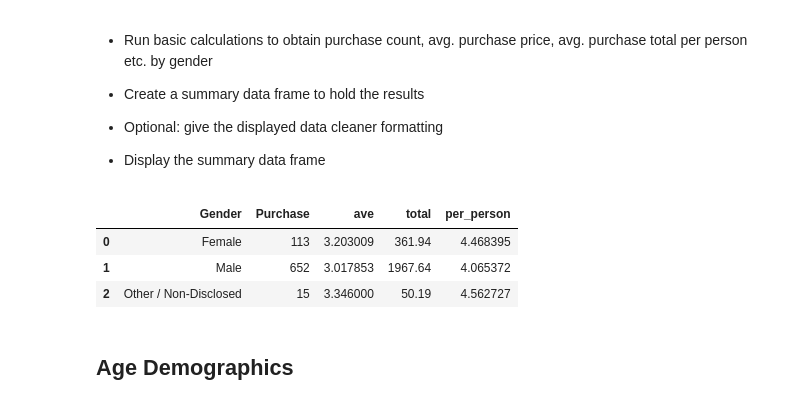
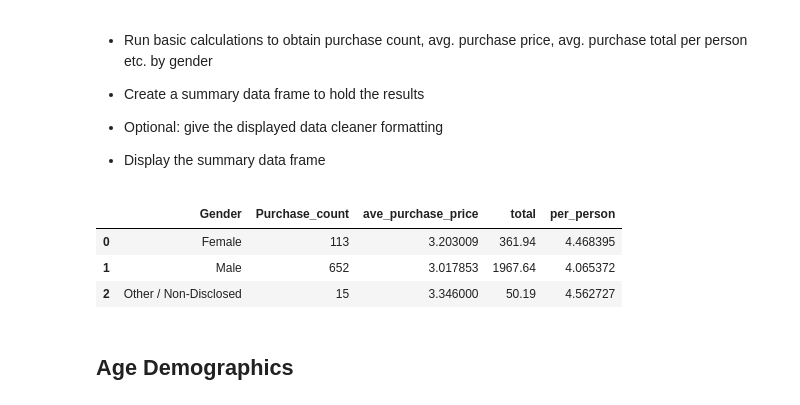
Before and after one commit to bfiroozfard/Pandas-HeroesOfPymoli, a Jupyter notebook: -behnam.ipynb, the cells around one changed output. Saved outputs shown, nothing was run; the diff lists cells and outputs as text; code cells hidden in the pictures.

```diff
--- a/-behnam.ipynb
+++ b/-behnam.ipynb
@@ -143,32 +145,27 @@ dtype: int64
 
 * Display the summary data frame
 # %%
-#purchase_count_m=purchase_data[purchase_data["Gender"]=="Male"]["Item ID"].count()
-#ave_purchase_price_f=purchase_data[purchase_data["Gender"]=="Male"]["Price"].mean()
-#total_purchase_m=purchase_data[purchase_data["Gender"]=="Male"]["Price"].sum()
-#total_purchase_peron_m=total_purchase_mase/count_male
+#calculate
 purchase_count_gender=purchase_data.groupby(["Gender"])["Item ID"].count()
 ave_purchase_price_gender=purchase_data.groupby(["Gender"])["Price"].mean()
 total_purchase_gender=purchase_data.groupby(["Gender"])["Price"].sum()
 
-#total_purchase_person_gender=total_purchase_gender/
-
-#purchase_analyses_gender=pd.DataFrame(purchase_count_gender,ave_purchase_price_gender,total_purchase_gender)
+#put 3 series toether
 purchase_analyses_gender=pd.concat([purchase_count_gender,ave_purchase_price_gender,total_purchase_gender], axis=1)
-purchase_analyses_gender.columns=["Purchase","ave", "total"]
-#purchase_analyses_gender
+#name columns
+purchase_analyses_gender.columns=["Purchase_count","ave_purchase_price", "total"]
 
 
 
-
-
-
+#merge with gender -demograohics to het the columns of total counf for each gender
 n=pd.merge(purchase_analyses_gender,gender_demographics,on=["Gender"])
+#calculate total purchase per gender
 n["per_person"]=n["total"]/n["Total_Count"]
+#remove unwanted column
 m=n.iloc[:,[0,1,2,3,6]]
 m
 # %% [output]
-|  | Gender | Purchase | ave | total | per_person |
+|  | Gender | Purchase_count | ave_purchase_price | total | per_person |
 | 0 | Female | 113 | 3.203009 | 361.94 | 4.468395 |
 | 1 | Male | 652 | 3.017853 | 1967.64 | 4.065372 |
 | 2 | Other / Non-Disclosed | 15 | 3.346000 | 50.19 | 4.562727 |
```
Also changed, not shown: parts of 14 cells of this notebook, 1 other file.
